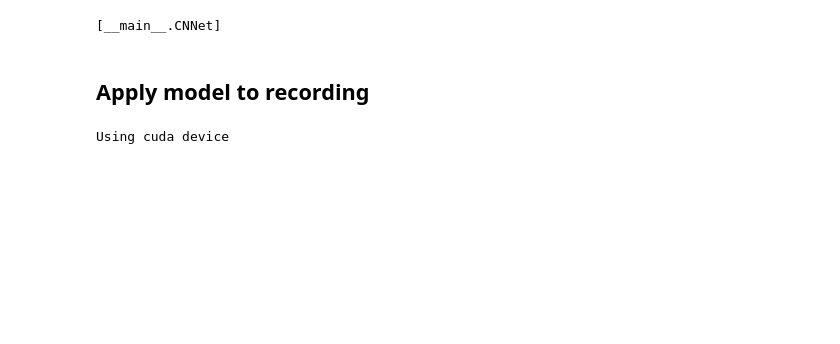
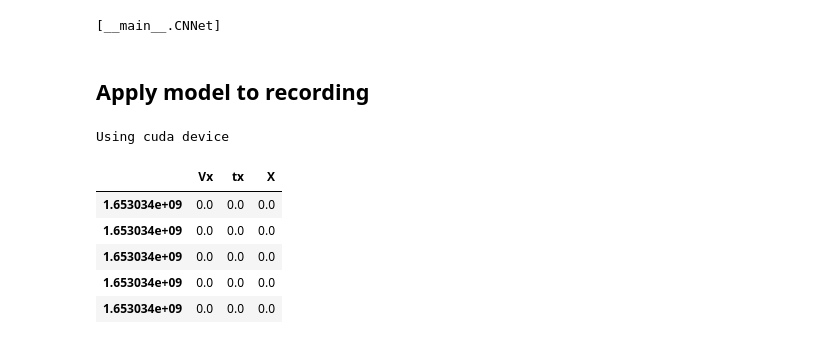
Before and after one commit to AcousticOdometry/AO, a Jupyter notebook: notebooks/odometry.ipynb, the cells around one changed output. Cells and saved outputs as stored; diff of their text form; code cells hidden in the pictures; blank space fills up the shorter version.

```diff
--- a/notebooks/odometry.ipynb
+++ b/notebooks/odometry.ipynb
@@ -234,52 +267,68 @@ def acoustic_odometry(wav_file: Path, model_path: Path) -> pd.DataFrame:
     model = torch.load(model_path)
     # TODO This should be loaded from the model configuration
     segment_duration = 1200  # [milliseconds]
     segment_overlap = 1000  # [milliseconds]
     frame_features = 256
     frame_duration = 10  # [milliseconds])
     extractor = ao.extractor.GammatoneFilterbank
     extractor_kwargs = {}
     compression = math.log10
 
     wav_data, sample_rate = ao.io.wave_read(wav_file)
-    # TODO load config
     config = ao.io.yaml_load(wav_file.with_suffix('.yaml'))
     start = config['start_timestamp']
+    step = (segment_duration - segment_overlap) / 1000
     frame_samples = int(frame_duration * sample_rate / 1000)
     if compression:
         compression = np.vectorize(compression)
     extract = extractor(
         num_samples=frame_samples,
         num_features=frame_features,
         sample_rate=sample_rate,
         **extractor_kwargs
         )
-    # TODO preallocate odometry dataframe
-    odom = pd.DataFrame(columns=['X', 'Vx'])
-    odom.loc[start] = [0, 0]
-    x_index = odom.columns.get_loc('X')
-    for segment in ao.dataset.audio.segment(
+    # TODO this should be done in a streaming fashion using a C++ interface
+    segments = ao.dataset.audio.segment(
         wav_data, sample_rate, segment_duration, segment_overlap
-        ):
-        end = start + segment_duration / 1000
-        features = ao.dataset.audio.features(
-            segment, frame_samples, extract=extract, compression=compression
-            )
-        pred = model(
-            torch.from_numpy(features[np.newaxis,
-                                      np.newaxis, :, :]).float().to(DEVICE)
-            )
-        odom.loc[end, 'Vx'] = pred.argmax(1).sum().item()
-        odom.loc[end, 'X'] = (
-            odom.iloc[-2, x_index] + odom.loc[end, 'Vx'] *
-            (segment_duration - segment_overlap)
-            )
-        start = end - segment_overlap / 1000
+        )
+    timestamps = np.linspace(
+        start, start + len(segments) * step, len(segments)
+        )
+    Vx = np.zeros(len(segments))
+    for i, segment in enumerate(segments):
+        # ! This is very inefficient as we are actually recomputing the
+        # ! features from the overlapped segment which is 90% of its size
+        features = torch.from_numpy(
+            ao.dataset.audio.features(
+                segment,
+                frame_samples,
+                extract=extract,
+                compression=compression
+                )[np.newaxis, np.newaxis, :, :]  # [batch, channel, w, h]
+            ).float().to(DEVICE)
+        Vx[i] = model(features).argmax(1).sum().item()
+        # Free memory
+        del features
+
+    # Compute X translations and cumulative X position
+    Vx = pd.Series(Vx, index=timestamps) / 100  # [cm/s] -> [m/s]
+    odom = pd.concat([Vx, Vx.index.to_series().diff() * Vx], axis=1)
+    odom.columns = ['Vx', 'tx']
+    odom.iloc[0, :] = 0
+    odom['X'] = odom['tx'].cumsum()
     return odom
 
 
 odom = acoustic_odometry(
-    wav_file=recording / 'microphone0.wav',
+    wav_file=recording / f'microphone0.wav',
     model_path=MODELS_FOLDER /
     'name_numpy-arrays;date_2022-05-23;time_13-39-14.pt'
     )
+odom.head()
+# %% [output]
+|  | Vx | tx | X |
+| 1.653034e+09 | 0.0 | 0.0 | 0.0 |
+| 1.653034e+09 | 0.0 | 0.0 | 0.0 |
+| 1.653034e+09 | 0.0 | 0.0 | 0.0 |
+| 1.653034e+09 | 0.0 | 0.0 | 0.0 |
+| 1.653034e+09 | 0.0 | 0.0 | 0.0 |
```
Also changed, not shown: parts of 16 cells of this notebook.
